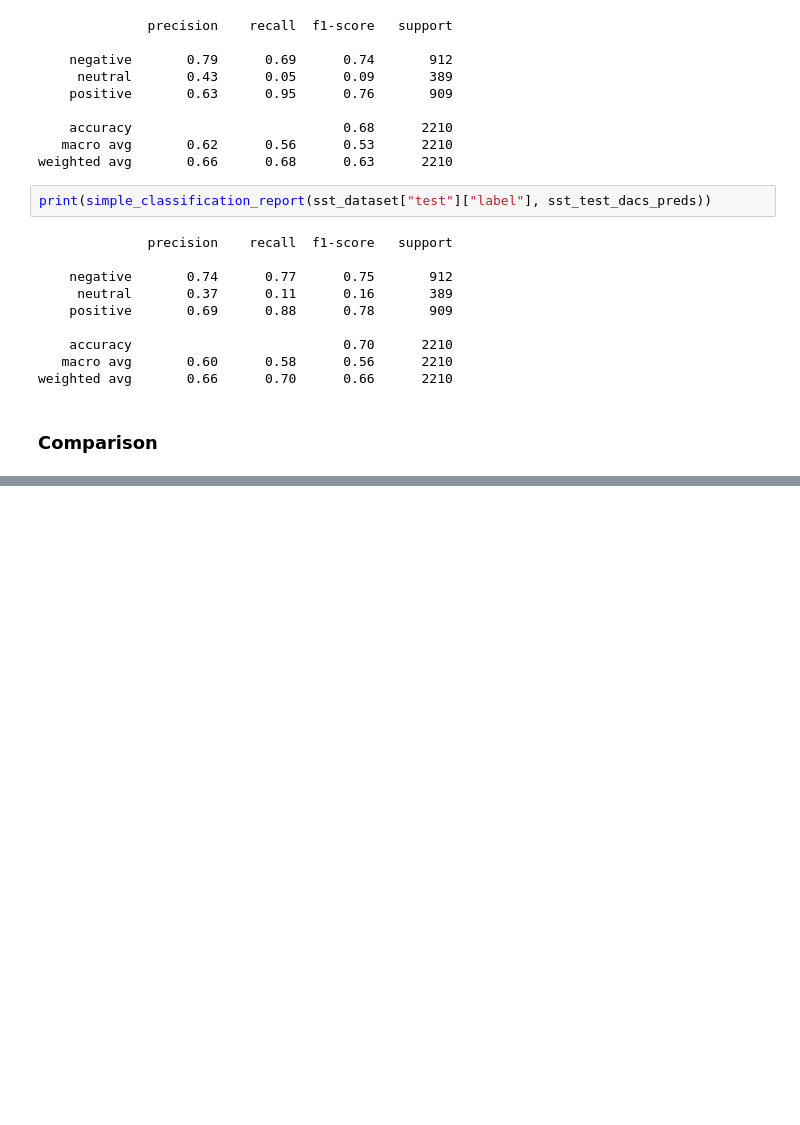
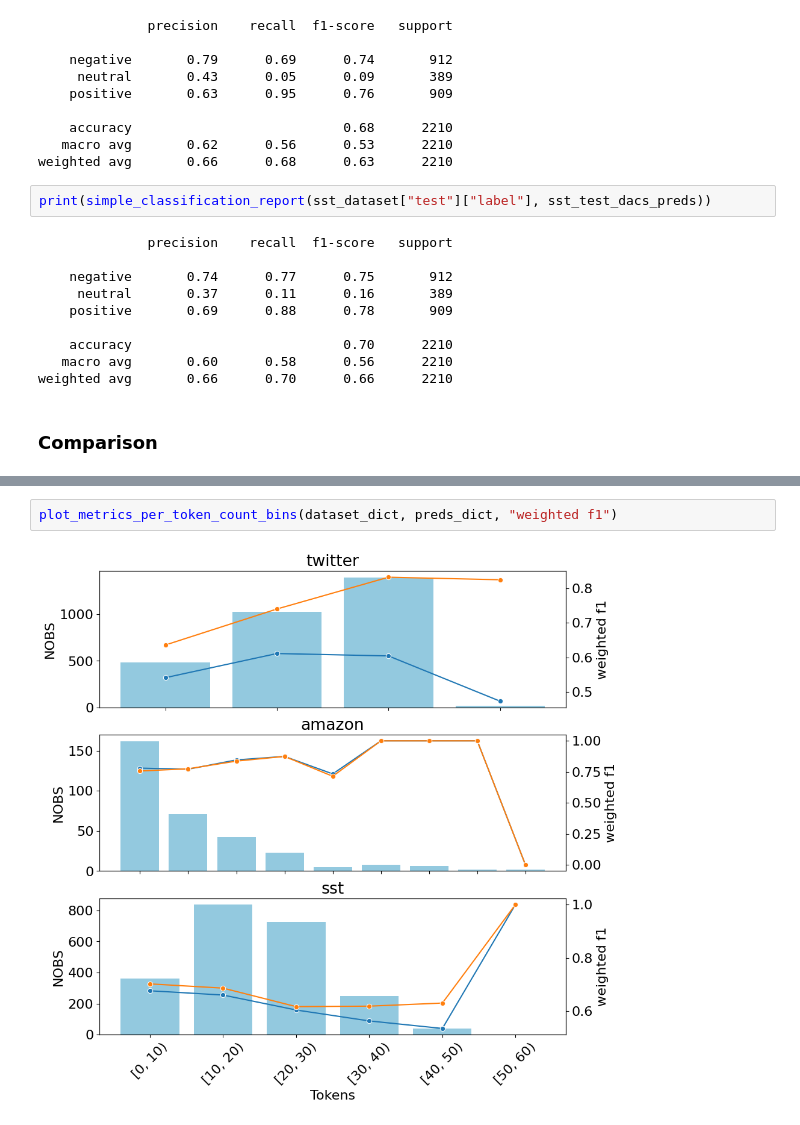
Before and after one commit to jkoscialkowski/divide-and-conquer-sentiment, a Jupyter notebook: notebooks/mlp_training.ipynb, the cells around one changed output, grey strips where cells are left out. Cells and saved outputs as stored; diff of their text form; blank space fills up the shorter version.

```diff
--- a/notebooks/mlp_training.ipynb
+++ b/notebooks/mlp_training.ipynb
@@ -272,0 +285,4 @@ dacs & 0.758766 & 0.787661 & 0.658928 \\
+# %%
+plot_metrics_per_token_count_bins(dataset_dict, preds_dict, "weighted f1")
+# %% [output]
+[figure, added]
```
Also changed, not shown: parts of 12 cells of this notebook, 2 other files.
